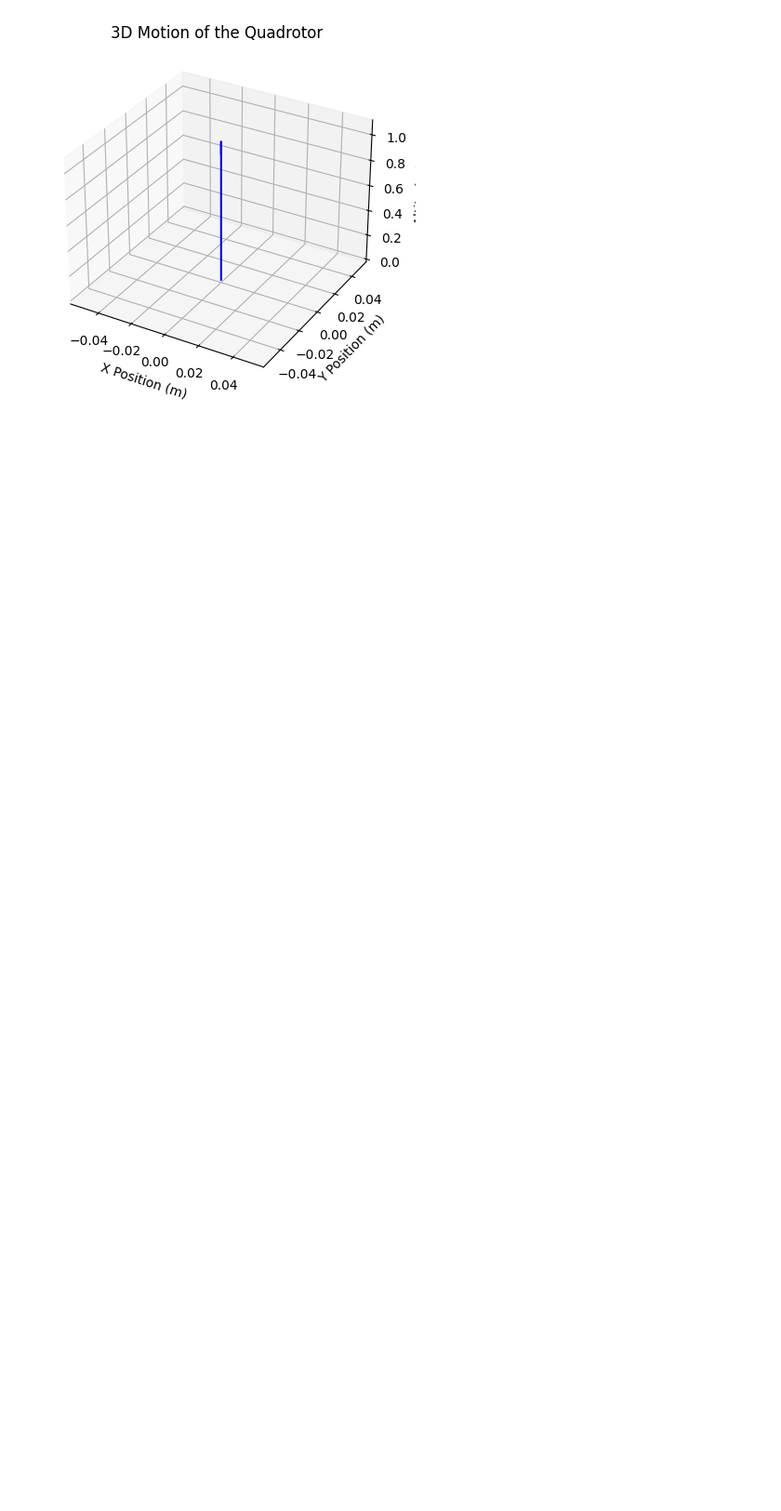
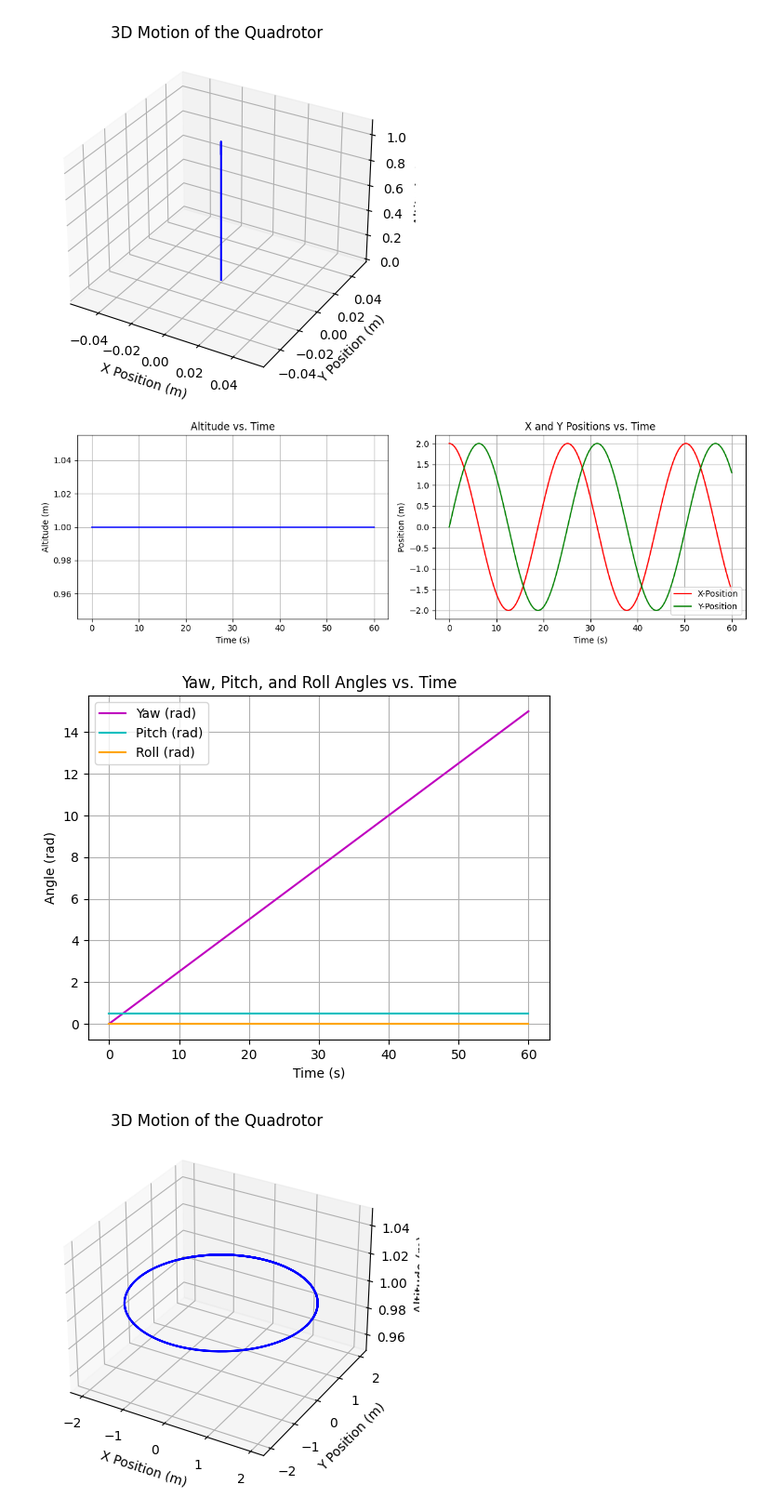
Before and after one commit to vRaj-Ajmera/AE352-Final-Project, a Jupyter notebook: Team07_Project_Code.ipynb, the cells around one changed output. Shown: that part at 93% size. Drawn from its saved outputs; the diff is of its cells as text; code cells hidden in the pictures; blank space fills up the shorter version.

```diff
--- a/Team07_Project_Code.ipynb
+++ b/Team07_Project_Code.ipynb
@@ -90,20 +98,3 @@ $\displaystyle \left[\begin{matrix}v_{x} \cos{\left(\psi \right)} \cos{\left(\th
-# %%
-import numpy as np
-from scipy.integrate import solve_ivp
-import matplotlib.pyplot as plt
-
-# Define quadrotor constants
-mass = 0.6052  # kg
-Ixx = 0.01135453
-Iyy = 0.01209302
-Izz = 0.01173394
-grav = 9.81  # m/s^2
-
-# Define the state variables
-initial_state = [0.0, 0.0, 0.0,  # Initial position: (0,0,0)
-                 0.0, 0.0, 0.0,  # Initial velocity: (0,0,0)
-                 0.0, 0.0, 0.0,  # Initial roll, pitch, yaw angles: (0,0,0)
-                 0.0, 0.0, 0.0]  # Initial angular velocities: (0,0,0)
 # %%
 def quadrotor_dynamics(t, state, control_inputs):
     # Extract the state variables
@@ -348,0 +394,53 @@ plot_quadrotor_3d_trajectory(solution.y[0], solution.y[1], solution.y[2])
+# %%
+t_span = (0, 60)  # Simulate for 1 minute
+
+t_eval = np.linspace(t_span[0], t_span[1], num=600)
+
+rtol = 1e-2
+atol = 1e-5
+
+# Solve the ODE with the control function for hovering in a circle
+solution = solve_ivp(lambda t, state: quadrotor_dynamics(t, state, control_hover_in_circle(state, t_eval[1] - t_eval[0], t)),
+                     t_span, initial_state, method='RK45', t_eval=t_eval, rtol=rtol, atol=atol)
+
+time = solution.t
+px, py, pz = solution.y[0], solution.y[1], solution.y[2]
+
+def plot_quadrotor_linear_velocity(time, state):
+    """
+    Plots the linear velocity magnitude over time.
+
+    Parameters:
+    time (array): Array of time points.
+    state (array): Array of state variables over time.
+                   Columns represent [px, py, pz, vx, vy, vz, phi, theta, psi, wx, wy, wz].
+    """
+    # Extract linear velocities from the state array
+    vx, vy, vz = state[3], state[4], state[5]
+
+    # Calculate the linear velocity magnitude over time
+    linear_velocity = np.sqrt(vx**2 + vy**2 + vz**2)
+
+    # Create a new figure for the linear velocity plot
+    plt.figure()
+
+    # Plot the constant linear velocity over time
+    plt.plot(time, linear_velocity, color='b', label='Speed (m/s)')
+    plt.title('Quadrotor Speed vs. Time')
+    plt.xlabel('Time (s)')
+    plt.ylabel('Speed (m/s)')
+    plt.grid(True)
+    plt.legend()
+
+    # Display the plot
+    plt.show()
+
+# Call the functions to plot the data
+plot_quadrotor_2d_positions(time, solution.y)
+plot_quadrotor_angles(time, solution.y)
+plot_quadrotor_3d_trajectory(px, py, pz)
+plot_quadrotor_linear_velocity(time, solution.y)
+# %% [output]
+[figure, added]
+[figure, added]
+[figure, added]
```
Also changed, not shown: parts of 7 cells of this notebook.
